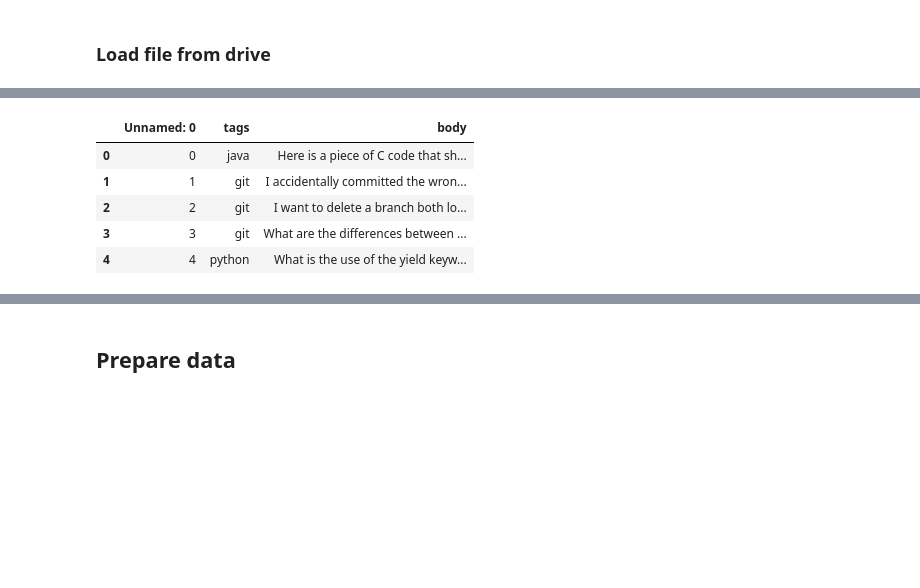
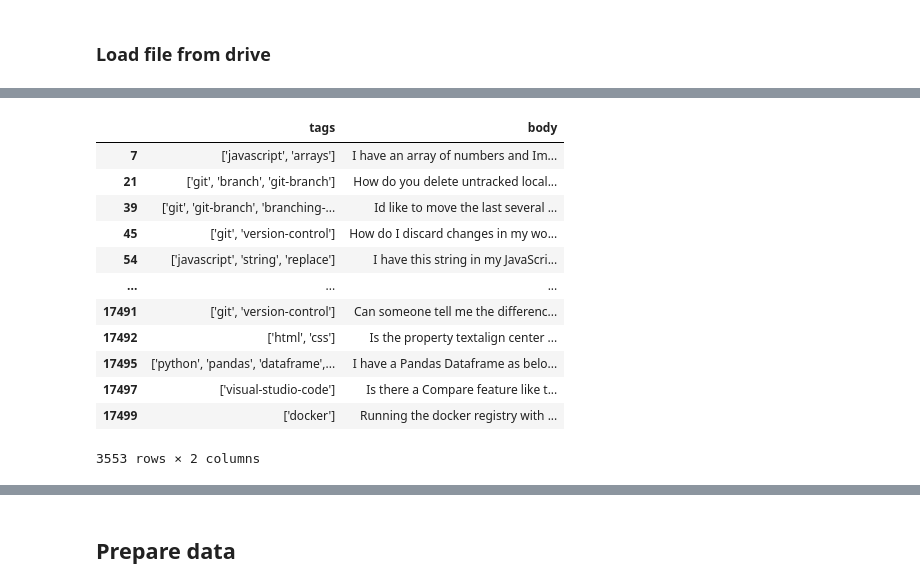
Before and after one commit to EnsarIshakoglu/NLP, a Jupyter notebook: NLP_Text_Classification.ipynb, the cells around one changed output, grey strips where cells are left out. Drawn from its saved outputs; the diff is of its cells as text; code cells hidden in the pictures; blank space fills up the shorter version.

```diff
--- a/NLP_Text_Classification.ipynb
+++ b/NLP_Text_Classification.ipynb
@@ -109,11 +102,12 @@ from os.path import exists
 
 !mkdir stackoverflow
 
-if not exists('/content/stackoverflow/questions.csv'):
-  data = fetch_data()
-  df = clean_data(data)
+if not exists('/content/stackoverflow/questions.csv') or not exists('/content/NLP-question-data'):
+  df = fetch_data()[['tags', 'body']]
+  df = clean_data(df)
   df.to_csv('/content/stackoverflow/questions.csv')
   print("Fetched data from stackoverflow, removed the useless data and saved it in stackoverflow/questions.csv")
 
 drive.flush_and_unmount()
+df
 # %% [output]
@@ -132,6 +135,2 @@ Drive not mounted, so nothing to flush and unmount.
 # %% [markdown]
 ### Load file from drive
-# %%
-df = pd.read_csv('/content/stackoverflow/questions.csv')
-
-df.head()
@@ -149,4 +141,4 @@ There are 4400 rows in the dataset.
 # %%
-df = df[~df['body'].duplicated()]
-print(f"There are {len(df)} rows in the deduplicated dataset.")
+# df = df[~df['body'].duplicated()]
+# print(f"There are {len(df)} rows in the deduplicated dataset.")
 # %% [output]
@@ -154,6 +146,6 @@ There are 4400 rows in the deduplicated dataset.
 # %%
-# There are a lot of terms with occurrence below 40.
-threshold = 40
+# There are a lot of terms with occurrence below 20.
+threshold = 5
 
 print(sum(df['tags'].value_counts() < threshold))
 
@@ -171,16 +175,23 @@ df_filtered.shape
 # %%
 # Remove punctuation
 df_filtered['body'] = df_filtered['body'].replace('[^\w\s]','', regex=True)
 df_filtered['body'] = df_filtered['body'].replace(r'\s+|\\n', ' ', regex=True)
 
-df_filtered.head()
+df_filtered
 # %% [output]
-|  | Unnamed: 0 | tags | body |
-| 0 | 0 | java | Here is a piece of C code that sh... |
-| 1 | 1 | git | I accidentally committed the wron... |
-| 2 | 2 | git | I want to delete a branch both lo... |
-| 3 | 3 | git | What are the differences between ... |
-| 4 | 4 | python | What is the use of the yield keyw... |
+|  | tags | body |
+| 7 | ['javascript', 'arrays'] | I have an array of numbers and Im... |
+| 21 | ['git', 'branch', 'git-branch'] | How do you delete untracked local... |
+| 39 | ['git', 'git-branch', 'branching-... | Id like to move the last several ... |
+| 45 | ['git', 'version-control'] | How do I discard changes in my wo... |
+| 54 | ['javascript', 'string', 'replace'] | I have this string in my JavaScri... |
+| ... | ... | ... |
+| 17491 | ['git', 'version-control'] | Can someone tell me the differenc... |
+| 17492 | ['html', 'css'] | Is the property textalign center ... |
+| 17495 | ['python', 'pandas', 'dataframe',... | I have a Pandas Dataframe as belo... |
+| 17497 | ['visual-studio-code'] | Is there a Compare feature like t... |
+| 17499 | ['docker'] | Running the docker registry with ... |
+3553 rows × 2 columns
 # %%
 # Source: https://stackoverflow.com/questions/29523254/python-remove-stop-words-from-pandas-dataframe
 
```
Also changed, not shown: parts of 22 cells of this notebook.
